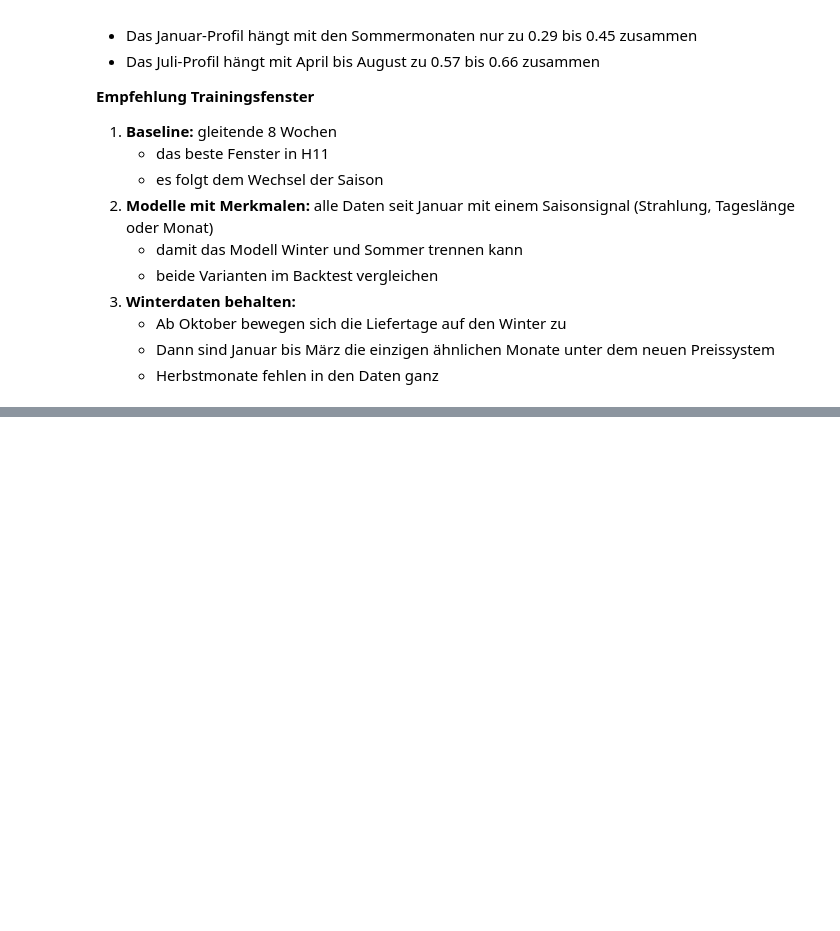
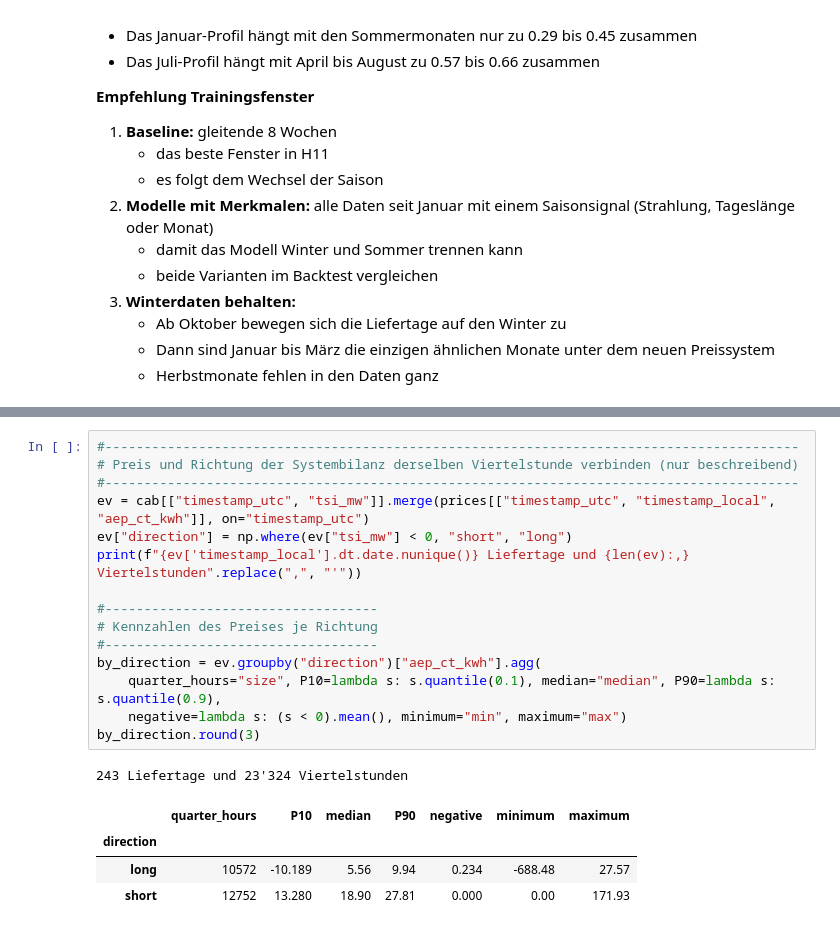
Before and after one commit to ibidreli/energy_price_prediction, a Jupyter notebook: notebooks/01_exploratory_data_analysis.ipynb, the cells around one changed output, grey strips where cells are left out. Cells and saved outputs as stored; diff of their text form; blank space fills up the shorter version.

```diff
--- a/notebooks/01_exploratory_data_analysis.ipynb
+++ b/notebooks/01_exploratory_data_analysis.ipynb
@@ -1975,0 +2033,21 @@ Die Zusammenhänge sind nicht über alle Monate stabil. Im Frühling gibt es ein
+# %%
+#-----------------------------------------------------------------------------------------
+# Preis und Richtung der Systembilanz derselben Viertelstunde verbinden (nur beschreibend)
+#-----------------------------------------------------------------------------------------
+ev = cab[["timestamp_utc", "tsi_mw"]].merge(prices[["timestamp_utc", "timestamp_local", "aep_ct_kwh"]], on="timestamp_utc")
+ev["direction"] = np.where(ev["tsi_mw"] < 0, "short", "long")
+print(f"{ev['timestamp_local'].dt.date.nunique()} Liefertage und {len(ev):,} Viertelstunden".replace(",", "'"))
+
+#-----------------------------------
+# Kennzahlen des Preises je Richtung
+#-----------------------------------
+by_direction = ev.groupby("direction")["aep_ct_kwh"].agg(
+    quarter_hours="size", P10=lambda s: s.quantile(0.1), median="median", P90=lambda s: s.quantile(0.9),
+    negative=lambda s: (s < 0).mean(), minimum="min", maximum="max")
+by_direction.round(3)
+# %% [output]
+243 Liefertage und 23'324 Viertelstunden
+|  | quarter_hours | P10 | median | P90 | negative | minimum | maximum |
+| direction |  |  |  |  |  |  |  |
+| long | 10572 | -10.189 | 5.56 | 9.94 | 0.234 | -688.48 | 27.57 |
+| short | 12752 | 13.280 | 18.90 | 27.81 | 0.000 | 0.00 | 171.93 |
```
Also changed, not shown: parts of 24 cells of this notebook, 9 other files.
